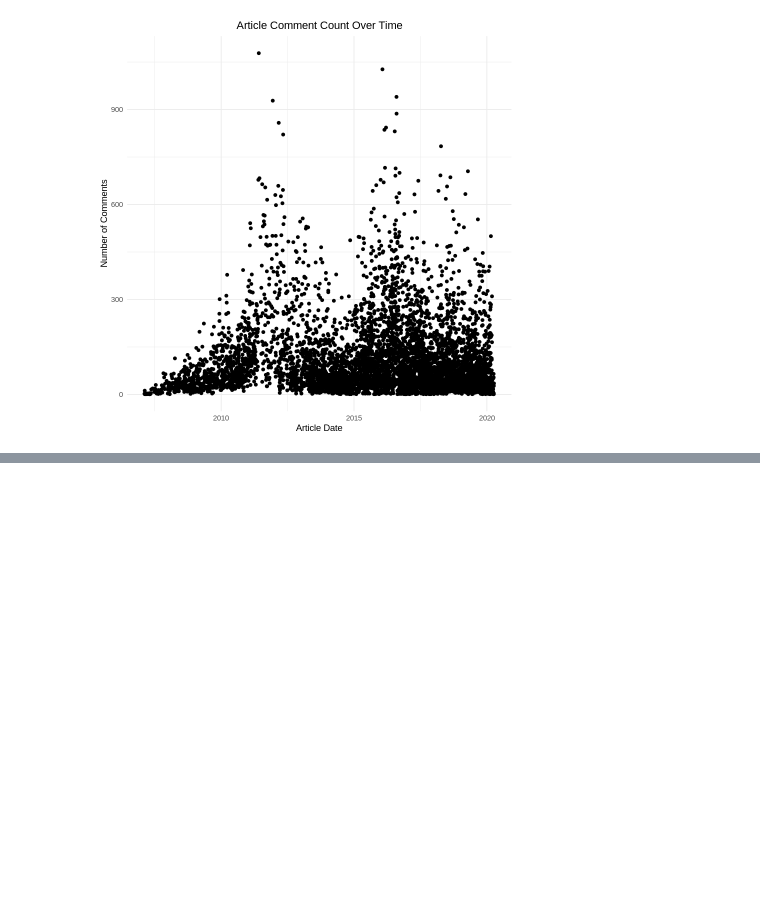
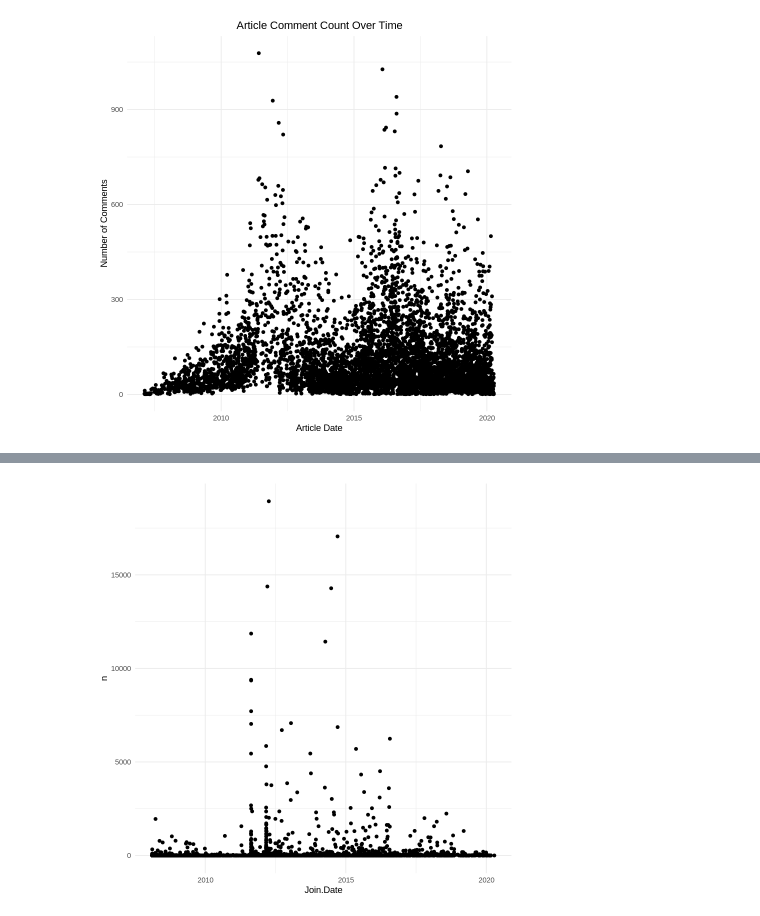
Before and after one commit to rsolter/BWRAO-Comment-Scraper, a Jupyter notebook: BWRAO Meta Analysis.ipynb, the cells around one changed output, grey strips where cells are left out. Saved outputs shown, nothing was run; the diff lists cells and outputs as text; code cells hidden in the pictures; blank space fills up the shorter version.

```diff
--- a/BWRAO Meta Analysis.ipynb
+++ b/BWRAO Meta Analysis.ipynb
@@ -15 +26,6 @@ ERROR: Error in library(anytime): there is no package called ‘anytime’
+# %%
+# formatting 'users'
+users <- users[,2:3]
+users$Join.Date <- as.Date(users$Join.Date)
+users <- users %>% mutate(Days_active=as.integer(Sys.Date()-Join.Date)) %>% filter(!is.na(Join.Date))
 # %%
@@ -151,0 +175,3 @@ $ Comment_Recs   <lgl> NA, NA, NA, NA, NA, NA, NA, NA, NA, NA, NA, NA, NA, NA…
+# %%
+full <- left_join(df,users, by=c("Comment_Poster"="User"))
+glimpse(full)
@@ -151,0 +196,3 @@ $ Comment_Recs   <lgl> NA, NA, NA, NA, NA, NA, NA, NA, NA, NA, NA, NA, NA, NA…
+# %%
+user_activity <- full %>% group_by(Comment_Poster,Join.Date,Days_active) %>% tally() %>% mutate(c_per_Day=n/Days_active)
+glimpse(user_activity)
@@ -151,0 +208,3 @@ $ Comment_Recs   <lgl> NA, NA, NA, NA, NA, NA, NA, NA, NA, NA, NA, NA, NA, NA…
+# %%
+ggplot(user_activity, aes(x=Join.Date,y=n)) + geom_point() +theme_minimal()
+# %% [output]
@@ -151,0 +213 @@ $ Comment_Recs   <lgl> NA, NA, NA, NA, NA, NA, NA, NA, NA, NA, NA, NA, NA, NA…
+[figure, added]
```
Also changed, not shown: parts of 25 cells of this notebook, 2 other files.
